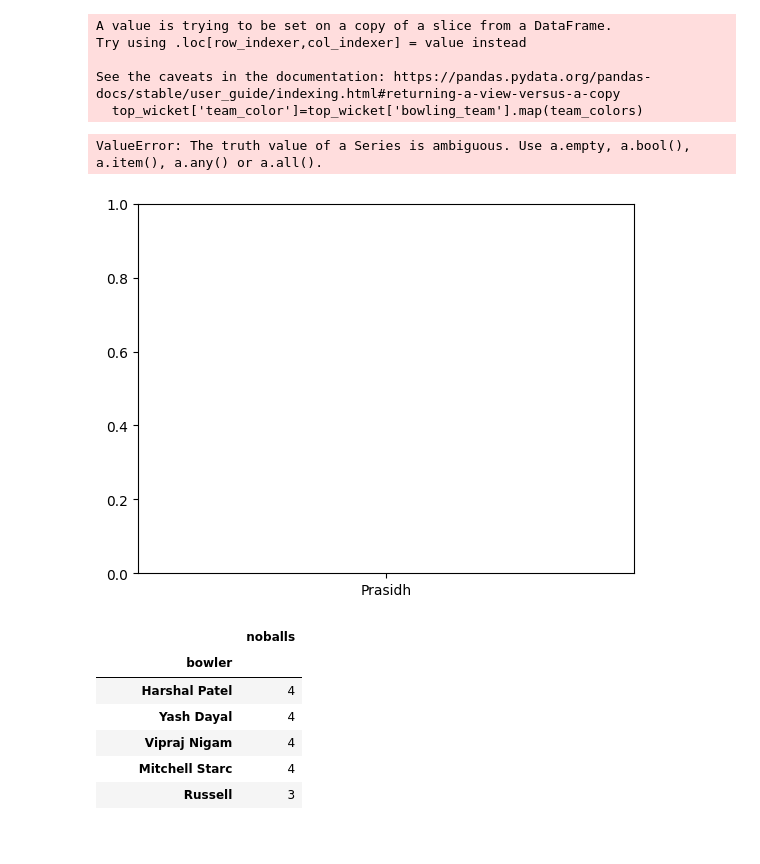
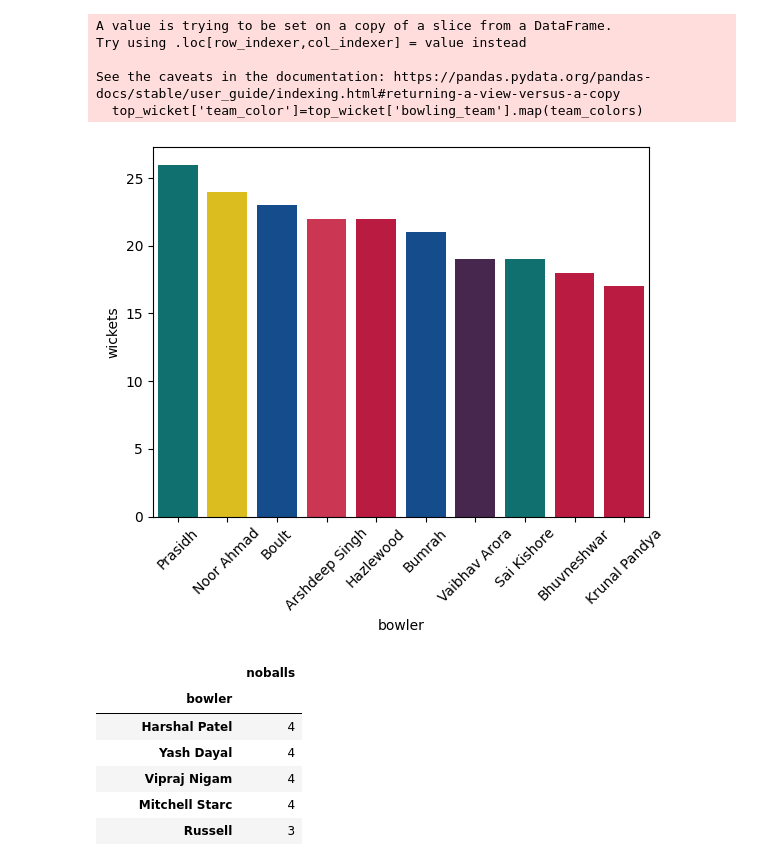
Before and after one commit to Seetharamanrs/ipl_2025_analysis, a Jupyter notebook: Analysis/Notebook.ipynb, the cells around one changed output. Drawn from its saved outputs; the diff is of its cells as text; code cells hidden in the pictures.

```diff
--- a/Analysis/Notebook.ipynb
+++ b/Analysis/Notebook.ipynb
@@ -286,12 +313,12 @@ See the caveats in the documentation: https://pandas.pydata.org/pandas-docs/stab
   top_wicket['team_color']=top_wicket['bowling_team'].map(team_colors)
 # %%
 
-sns.barplot(data=top_wicket.head(10),x="bowler",y="wickets",hue='bowling_team',palette=colors)
+sns.barplot(data=top_wicket.head(10),x="bowler",y="wickets",hue='bowling_team',palette=team_colors)
 plt.xticks(rotation=45)
+plt.legend().remove()
 plt.show()
 # %% [output]
-ValueError: The truth value of a Series is ambiguous. Use a.empty, a.bool(), a.item(), a.any() or a.all().
-[figure, old version]
+[figure, new version]
 # %%
 max_noball
 # %% [output]
```
Also changed, not shown: parts of 9 cells of this notebook.
